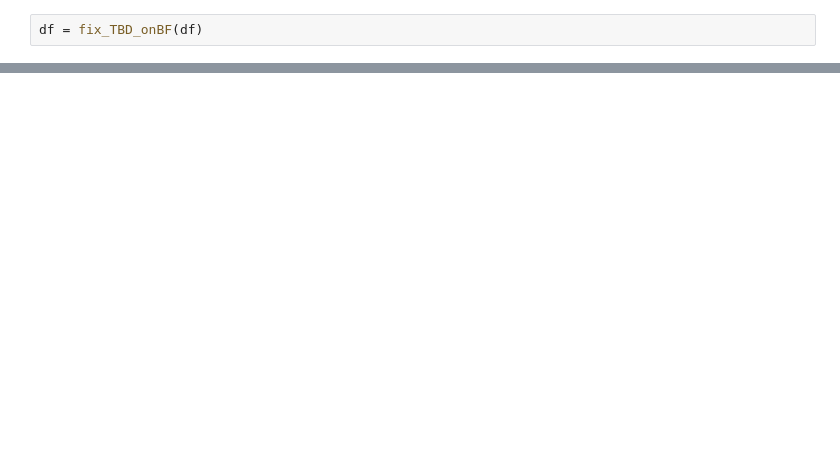
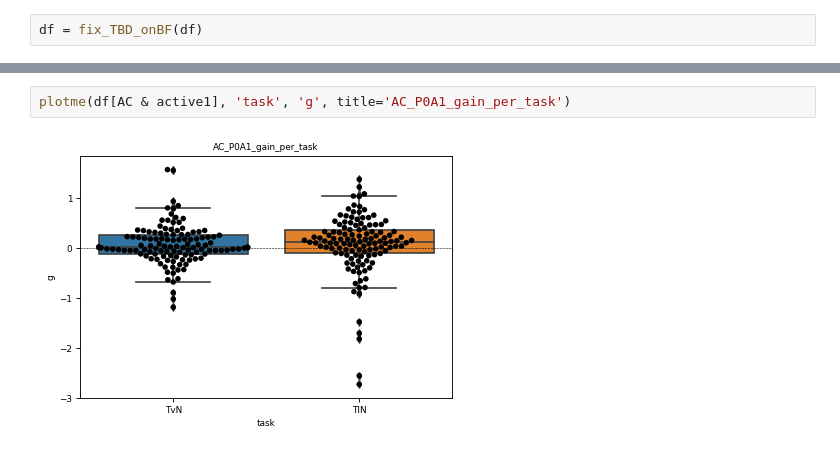
Before and after one commit to nadoss/nems_db, a Jupyter notebook: nems_lbhb/notebooks/ACIC_comparisons/ACIC_comp_DS_SVD_SJS_new.ipynb, the cells around one changed output, grey strips where cells are left out. Saved outputs shown, nothing was run; the diff lists cells and outputs as text; blank space fills up the shorter version.

```diff
--- a/nems_lbhb/notebooks/ACIC_comparisons/ACIC_comp_DS_SVD_SJS_new.ipynb
+++ b/nems_lbhb/notebooks/ACIC_comparisons/ACIC_comp_DS_SVD_SJS_new.ipynb
@@ -155,0 +311,4 @@ plotme(df[AC & active1], 'experimenter', 'g', title='AC_P0A1')
+# %%
+plotme(df[AC & active1], 'task', 'g', title='AC_P0A1_gain_per_task')
+# %% [output]
+[figure, added]
```
Also changed, not shown: parts of 40 cells of this notebook.
